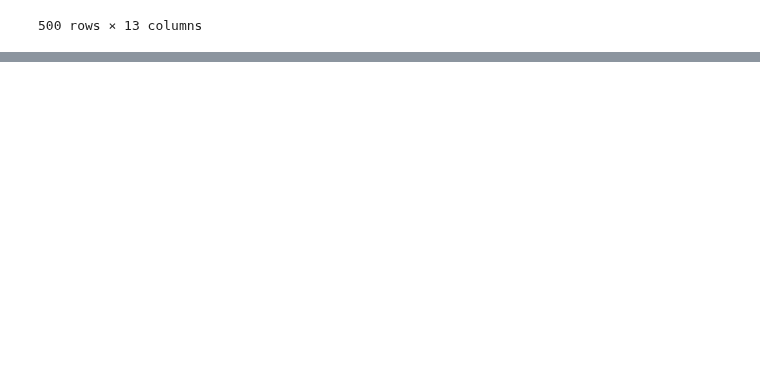
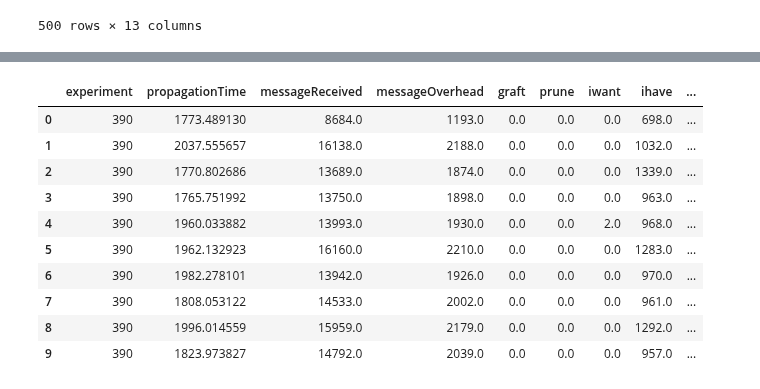
Before and after one commit to FlavScheidt/flexi-pipe, a Jupyter notebook: data/CausalAnalysis/GenerateDatasets/GenerateDatasets.ipynb, the cells around one changed output, grey strips where cells are left out. Cells and saved outputs as stored; diff of their text form; code cells hidden in the pictures; blank space fills up the shorter version.

Commit message:
New timeseries dataset for causal discovery

```diff
--- a/data/CausalAnalysis/GenerateDatasets/GenerateDatasets.ipynb
+++ b/data/CausalAnalysis/GenerateDatasets/GenerateDatasets.ipynb
@@ -434,3 +434,21 @@ consDiscovery.head(10)
 | 7 | 390 | 2023-10-04 18:53:10+00:00 | 1808.053122 | 14533.0 | 2002.0 | 0.0 | 0.0 | 0.0 | ... |
 | 8 | 390 | 2023-10-04 18:53:20+00:00 | 1996.014559 | 15959.0 | 2179.0 | 0.0 | 0.0 | 0.0 | ... |
 | 9 | 390 | 2023-10-04 18:53:30+00:00 | 1823.973827 | 14792.0 | 2039.0 | 0.0 | 0.0 | 0.0 | ... |
+# %%
+consFinal = consDiscovery.merge(experiments, on='experiment')
+consFinal = consFinal.drop(columns=['_time', 'start', 'end', 'startUnix', 'endUnix', 'parameter', 'originalStart', 'originalEnd'])
+
+consFinal.to_csv('./consolidated.csv')
+consFinal.head(10)
+# %% [output]
+|  | experiment | propagationTime | messageReceived | messageOverhead | graft | prune | iwant | ihave | ... |
+| 0 | 390 | 1773.489130 | 8684.0 | 1193.0 | 0.0 | 0.0 | 0.0 | 698.0 | ... |
+| 1 | 390 | 2037.555657 | 16138.0 | 2188.0 | 0.0 | 0.0 | 0.0 | 1032.0 | ... |
+| 2 | 390 | 1770.802686 | 13689.0 | 1874.0 | 0.0 | 0.0 | 0.0 | 1339.0 | ... |
+| 3 | 390 | 1765.751992 | 13750.0 | 1898.0 | 0.0 | 0.0 | 0.0 | 963.0 | ... |
+| 4 | 390 | 1960.033882 | 13993.0 | 1930.0 | 0.0 | 0.0 | 2.0 | 968.0 | ... |
+| 5 | 390 | 1962.132923 | 16160.0 | 2210.0 | 0.0 | 0.0 | 0.0 | 1283.0 | ... |
+| 6 | 390 | 1982.278101 | 13942.0 | 1926.0 | 0.0 | 0.0 | 0.0 | 970.0 | ... |
+| 7 | 390 | 1808.053122 | 14533.0 | 2002.0 | 0.0 | 0.0 | 0.0 | 961.0 | ... |
+| 8 | 390 | 1996.014559 | 15959.0 | 2179.0 | 0.0 | 0.0 | 0.0 | 1292.0 | ... |
+| 9 | 390 | 1823.973827 | 14792.0 | 2039.0 | 0.0 | 0.0 | 0.0 | 957.0 | ... |
```
Also changed, not shown: 1 other file.
